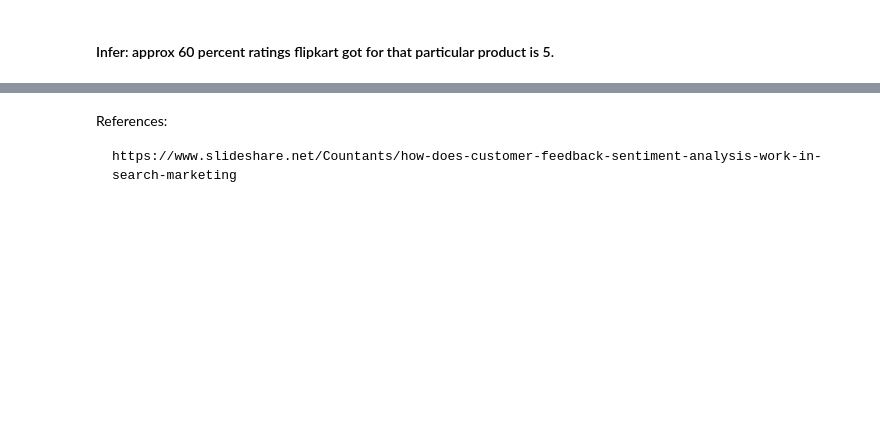
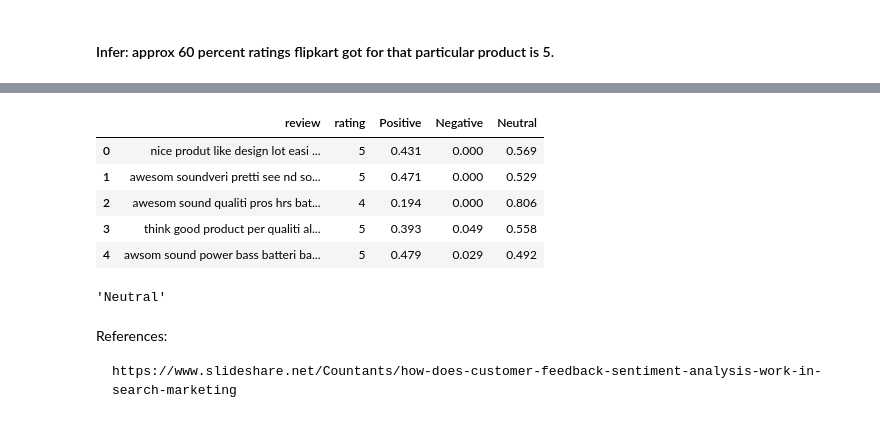
Before and after one commit to PriyankaJhamb/SentimentAnalysisOnFlipkartReviews, a Jupyter notebook: sourceCode.ipynb, the cells around one changed output, grey strips where cells are left out. Saved outputs shown, nothing was run; the diff lists cells and outputs as text; code cells hidden in the pictures; blank space fills up the shorter version.

Commit message:
Analyze the sentiment scores(Pos, neg, neu)

```diff
--- a/sourceCode.ipynb
+++ b/sourceCode.ipynb
@@ -136,0 +139,11 @@ plt.show()
+# %%
+# Analysing the scores of reviews to be positive, negative and neutral
+
+nltk.download('vader_lexicon')
+sentiment=SentimentIntensityAnalyzer()
+
+data['Positive']=[sentiment.polarity_scores(i)['pos'] for i in data.review]
+data['Negative']=[sentiment.polarity_scores(i)['neg'] for i in data.review]
+data['Neutral']=[sentiment.polarity_scores(i)['neu'] for i in data.review]
+data.head()
+# %% [output]
@@ -136,0 +152,6 @@ plt.show()
+|  | review | rating | Positive | Negative | Neutral |
+| 0 | nice produt like design lot easi ... | 5 | 0.431 | 0.000 | 0.569 |
+| 1 | awesom soundveri pretti see nd so... | 5 | 0.471 | 0.000 | 0.529 |
+| 2 | awesom sound qualiti pros hrs bat... | 4 | 0.194 | 0.000 | 0.806 |
+| 3 | think good product per qualiti al... | 5 | 0.393 | 0.049 | 0.558 |
+| 4 | awsom sound power bass batteri ba... | 5 | 0.479 | 0.029 | 0.492 |
@@ -137,3 +162,16 @@ plt.show()
+# %%
+
+def max_sentiment_score(x, y, z):
+    if(x>y and x>z):
+        return 'Positive'
+    elif (y>x and y>z):
+        return 'Negative'
+    else:
+        return 'Neutral'
+
+max_sentiment_score(x, y, z)
+# %% [output]
+'Neutral'
 # %%
 # 4. Prepare the data for Machine Learning algorithms
 # 5. Select a model and train it
```
Also changed, not shown: parts of 4 cells of this notebook.
